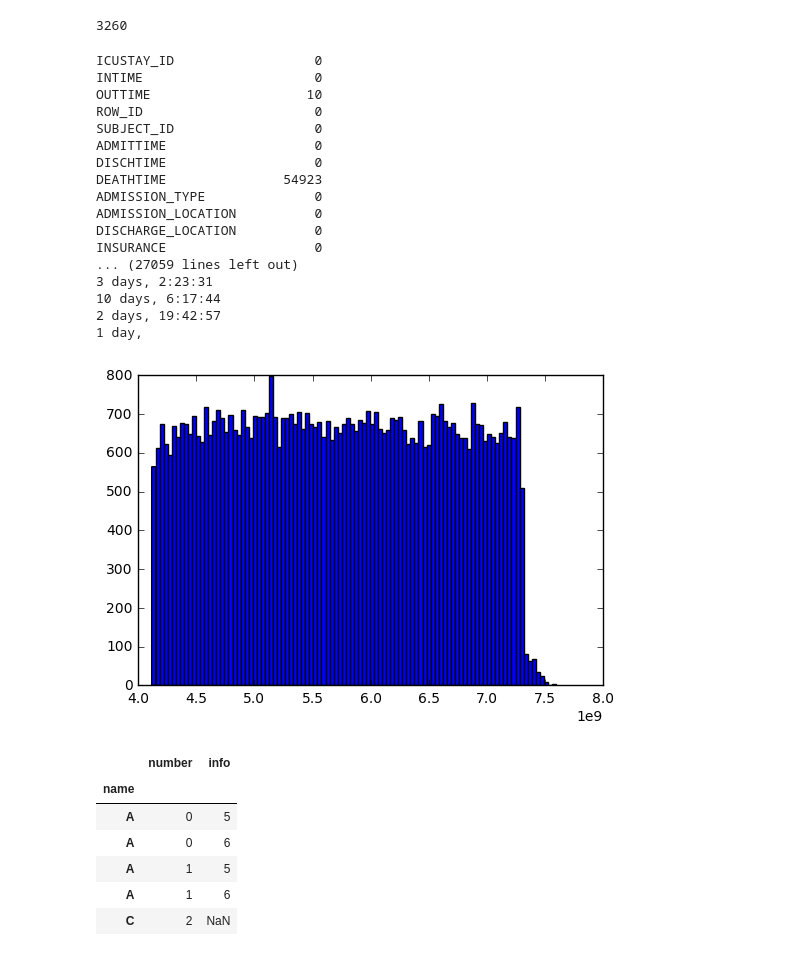
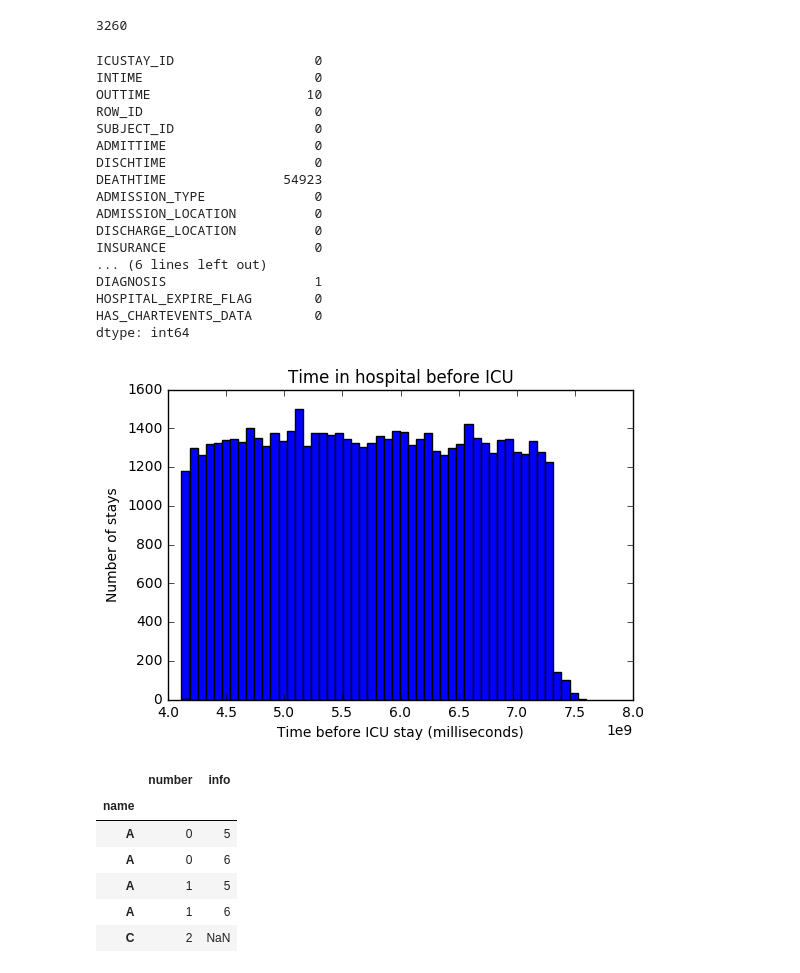
Before and after one commit to aiswaryasankar/BAIR_Fa2017, a Jupyter notebook: MIMICIII_Practice_Problems.ipynb, the cells around one changed output. Drawn from its saved outputs; the diff is of its cells as text; code cells hidden in the pictures.

```diff
--- a/MIMICIII_Practice_Problems.ipynb
+++ b/MIMICIII_Practice_Problems.ipynb
@@ -200,41 +200,43 @@ joined = icu_data.set_index('HADM_ID').join(admissions.set_index('HADM_ID'))
 times = []
 stamps = []
 
 # There are null values for outtime thus these will be ignored
 print(joined.isnull().sum())
 
 
 for i in range(len(joined)):
     timeIn = datetime.datetime.strptime(joined.iloc[i]['INTIME'], "%Y-%m-%d %H:%M:%S")
 
     if not isinstance(joined.iloc[i]['OUTTIME'], float):
         timeOut = datetime.datetime.strptime(joined.iloc[i]['OUTTIME'], "%Y-%m-%d %H:%M:%S")
         t = time.mktime(datetime.datetime.strptime(joined.iloc[i]['INTIME'], "%Y-%m-%d %H:%M:%S").timetuple())
         stamps.append(t)
         times.append(timeOut - timeIn)
-        print(timeOut-timeIn)
 
-plt.hist(stamps, bins=100)
+plt.hist(stamps, bins=50)
+plt.xlabel('Time before ICU stay (milliseconds)')
+plt.ylabel('Number of stays')
+plt.title('Time in hospital before ICU')
 plt.show()
 # %% [output]
 ICUSTAY_ID                  0
 INTIME                      0
 OUTTIME                    10
 ROW_ID                      0
 SUBJECT_ID                  0
 ADMITTIME                   0
 DISCHTIME                   0
 DEATHTIME               54923
 ADMISSION_TYPE              0
 ADMISSION_LOCATION          0
 DISCHARGE_LOCATION          0
 INSURANCE                   0
-... (27059 lines left out)
-3 days, 2:23:31
-10 days, 6:17:44
-2 days, 19:42:57
-1 day,
+... (6 lines left out)
+DIAGNOSIS                   1
+HOSPITAL_EXPIRE_FLAG        0
+HAS_CHARTEVENTS_DATA        0
+dtype: int64
-[figure, old version]
+[figure, new version]
 # %%
 # Dataframe join practice
 # If a certain column has multiple of a certain value, the join operation will create all permutations
```
